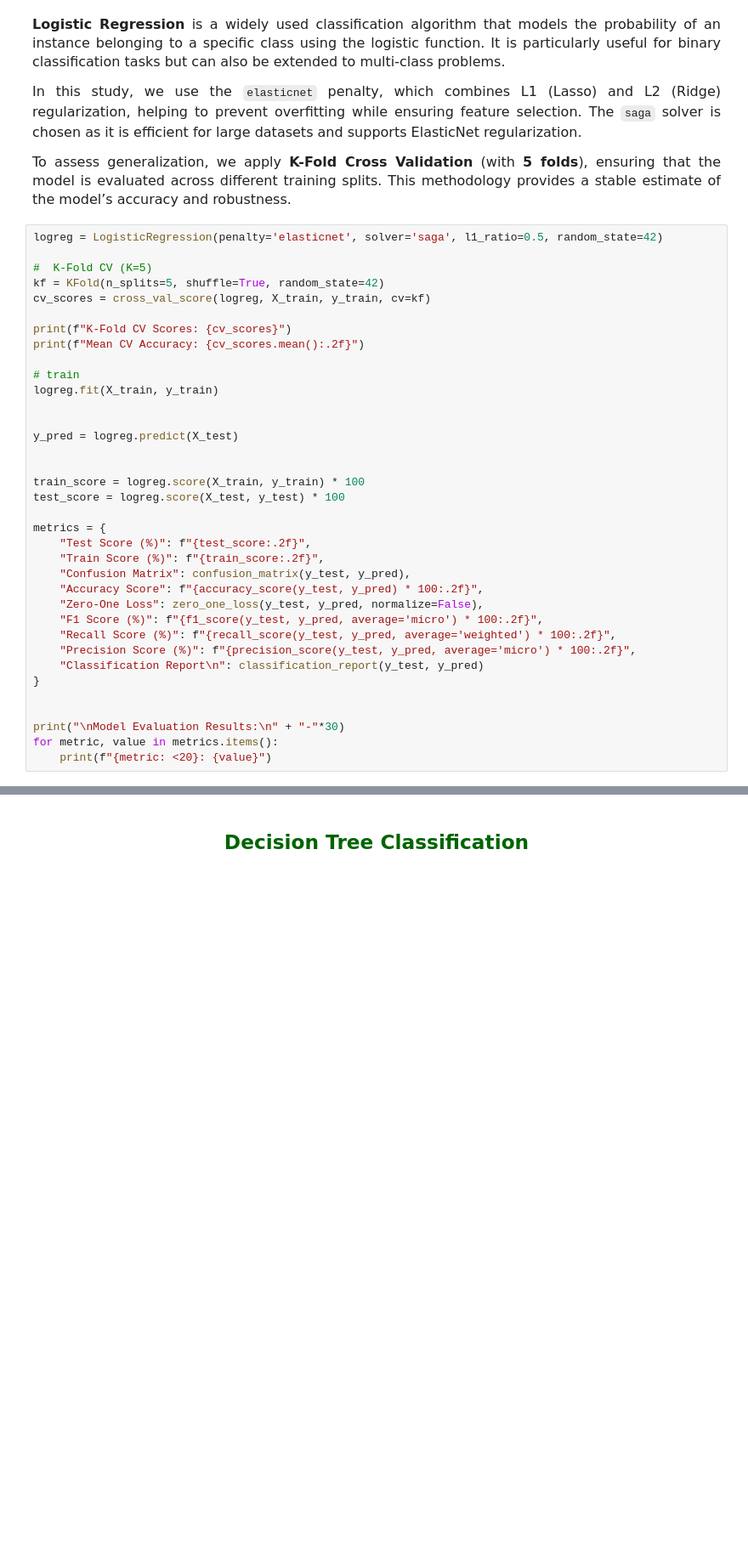
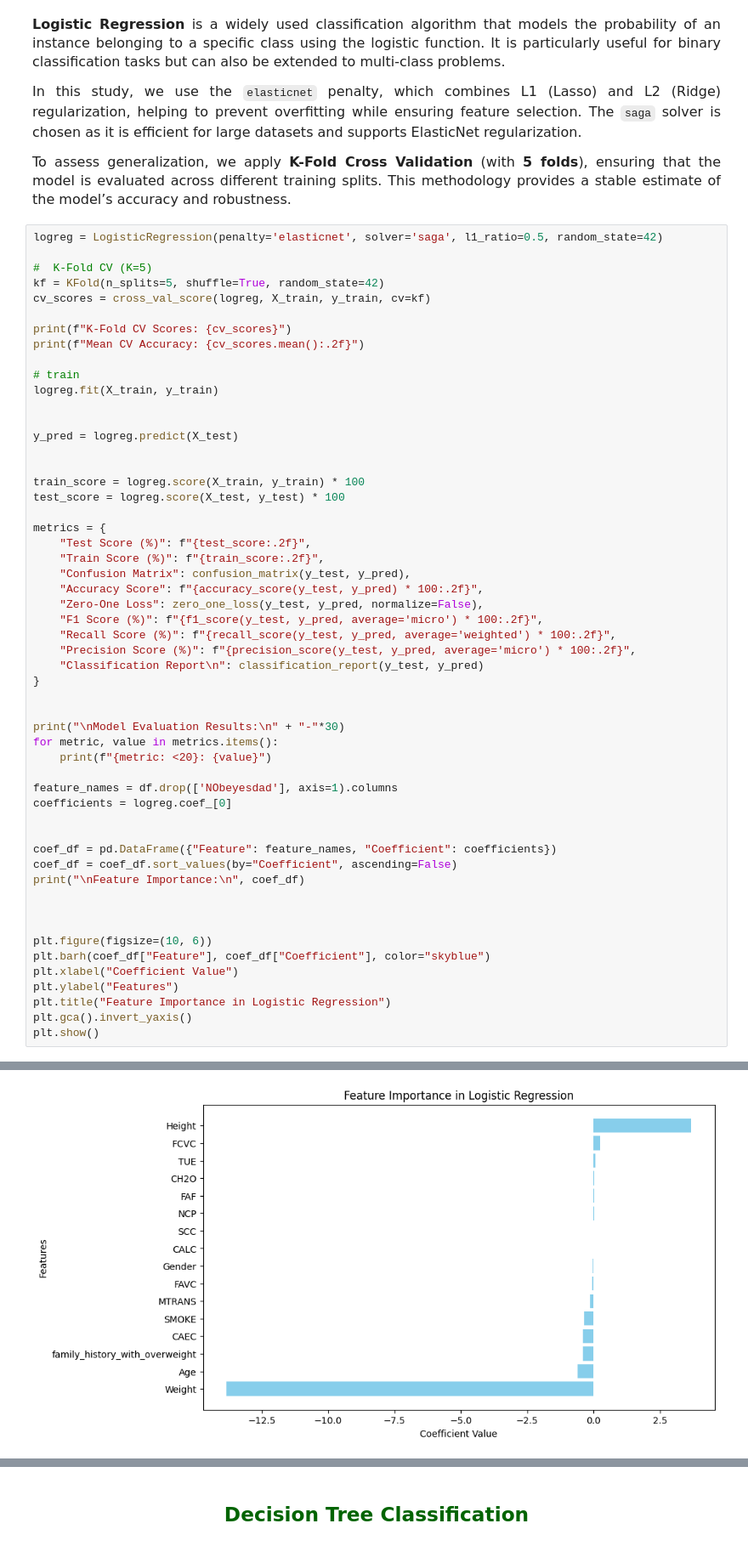
Before and after one commit to arashabe/ML_Obesity_Estimation, a Jupyter notebook: Obesity_MachineLearning.ipynb, the cells around one changed output, grey strips where cells are left out. Shown at 85% size. Saved outputs shown, nothing was run; the diff lists cells and outputs as text; blank space fills up the shorter version.

Commit message:
Implemented feature importance analysis

```diff
--- a/Obesity_MachineLearning.ipynb
+++ b/Obesity_MachineLearning.ipynb
@@ -627,6 +628,24 @@ metrics = {
 print("\nModel Evaluation Results:\n" + "-"*30)
 for metric, value in metrics.items():
     print(f"{metric: <20}: {value}")
+
+feature_names = df.drop(['NObeyesdad'], axis=1).columns
+coefficients = logreg.coef_[0]
+
+
+coef_df = pd.DataFrame({"Feature": feature_names, "Coefficient": coefficients})
+coef_df = coef_df.sort_values(by="Coefficient", ascending=False)
+print("\nFeature Importance:\n", coef_df)
+
+
+
+plt.figure(figsize=(10, 6))
+plt.barh(coef_df["Feature"], coef_df["Coefficient"], color="skyblue")
+plt.xlabel("Coefficient Value")
+plt.ylabel("Features")
+plt.title("Feature Importance in Logistic Regression")
+plt.gca().invert_yaxis()
+plt.show()
 # %% [output]
 K-Fold CV Scores: [0.86900958 0.85623003 0.88498403 0.87859425 0.88498403]
 Mean CV Accuracy: 0.87
@@ -647,0 +667 @@ weighted avg       0.88      0.87      0.87       522
+[figure, added]
```
Also changed, not shown: parts of 8 cells of this notebook.
